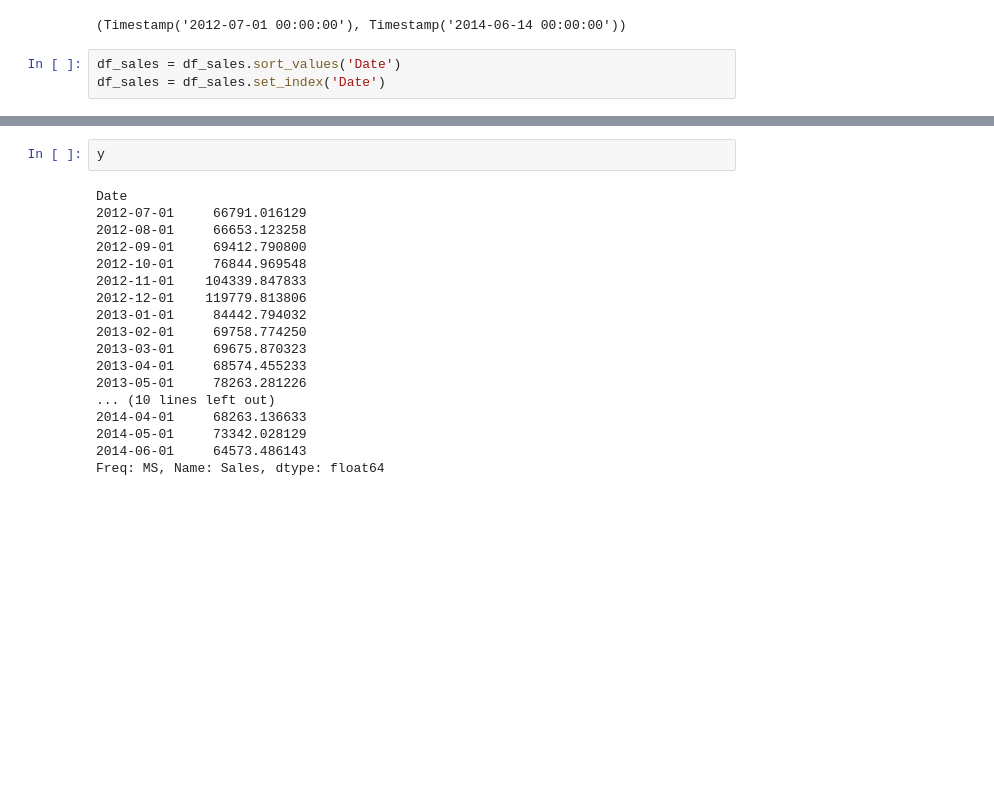
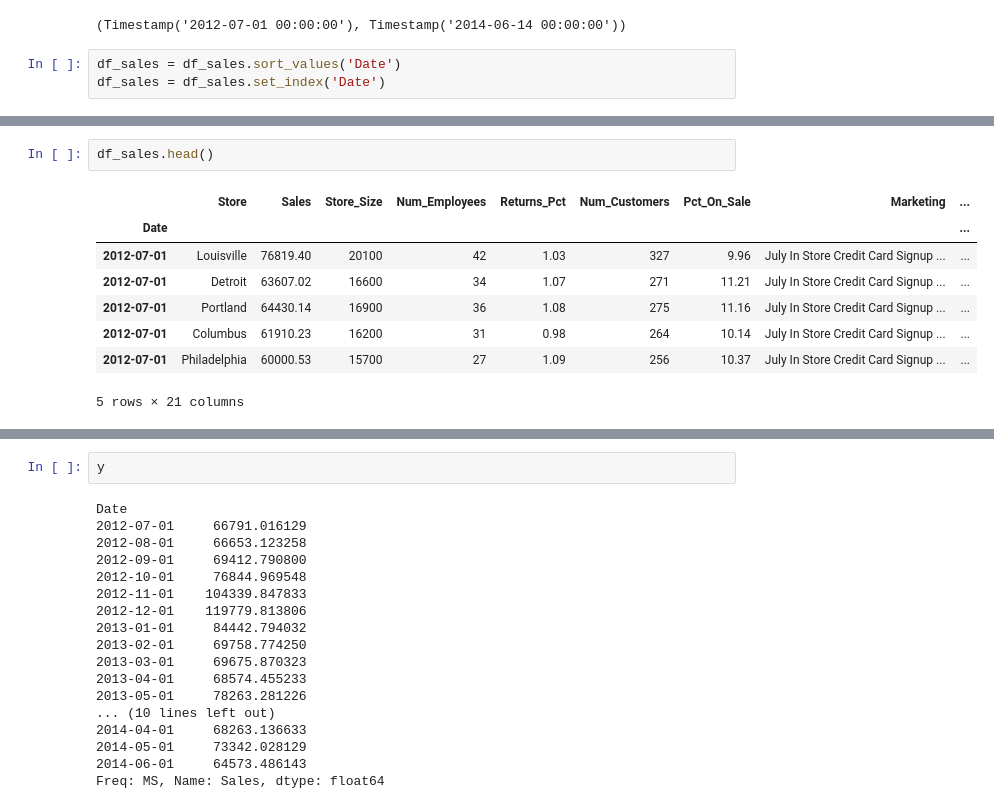
Before and after one commit to srjit/sales-time-series-analysis, a Jupyter notebook: src/models/Time series with Arima.ipynb, the cells around one changed output, grey strips where cells are left out. Saved outputs shown, nothing was run; the diff lists cells and outputs as text; blank space fills up the shorter version.

```diff
--- a/src/models/Time series with Arima.ipynb
+++ b/src/models/Time series with Arima.ipynb
@@ -84,0 +56,11 @@ df_sales = df_sales.set_index('Date')
+# %%
+df_sales.head()
+# %% [output]
+|  | Store | Sales | Store_Size | Num_Employees | Returns_Pct | Num_Customers | Pct_On_Sale | Marketing | ... |
+| Date |  |  |  |  |  |  |  |  | ... |
+| 2012-07-01 | Louisville | 76819.40 | 20100 | 42 | 1.03 | 327 | 9.96 | July In Store Credit Card Signup ... | ... |
+| 2012-07-01 | Detroit | 63607.02 | 16600 | 34 | 1.07 | 271 | 11.21 | July In Store Credit Card Signup ... | ... |
+| 2012-07-01 | Portland | 64430.14 | 16900 | 36 | 1.08 | 275 | 11.16 | July In Store Credit Card Signup ... | ... |
+| 2012-07-01 | Columbus | 61910.23 | 16200 | 31 | 0.98 | 264 | 10.14 | July In Store Credit Card Signup ... | ... |
+| 2012-07-01 | Philadelphia | 60000.53 | 15700 | 27 | 1.09 | 256 | 10.37 | July In Store Credit Card Signup ... | ... |
+5 rows × 21 columns
```
Also changed, not shown: parts of 25 cells of this notebook, 4 other files.
